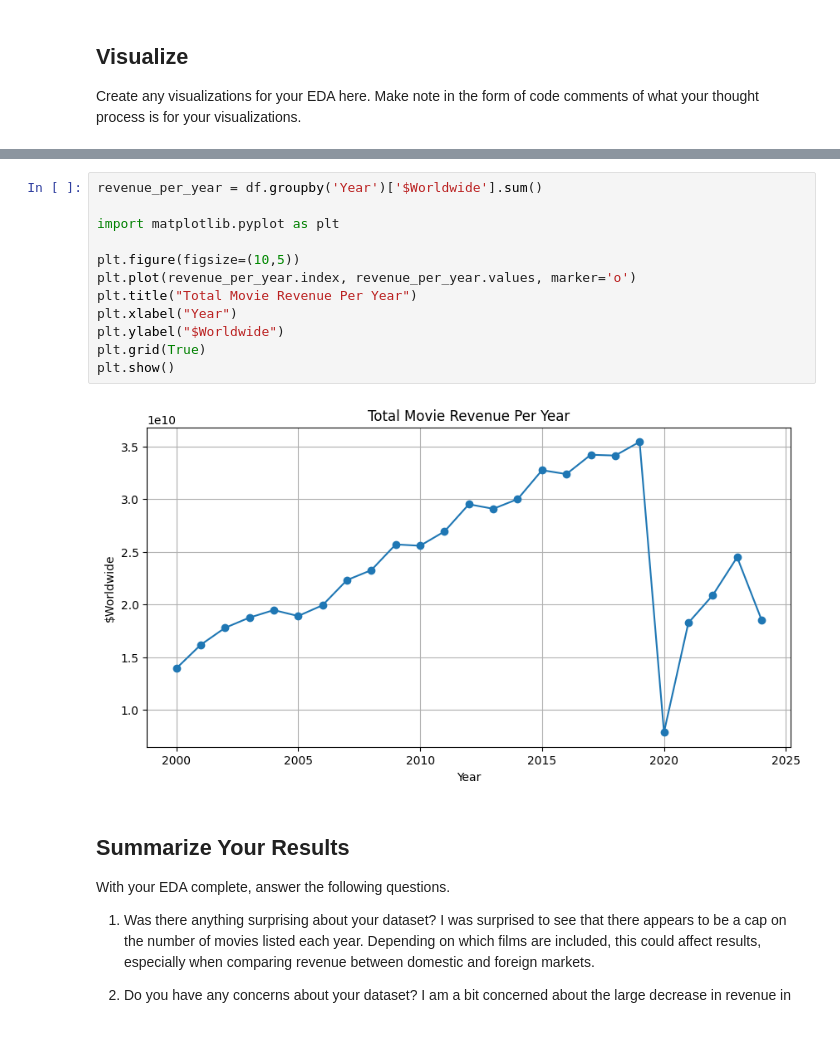
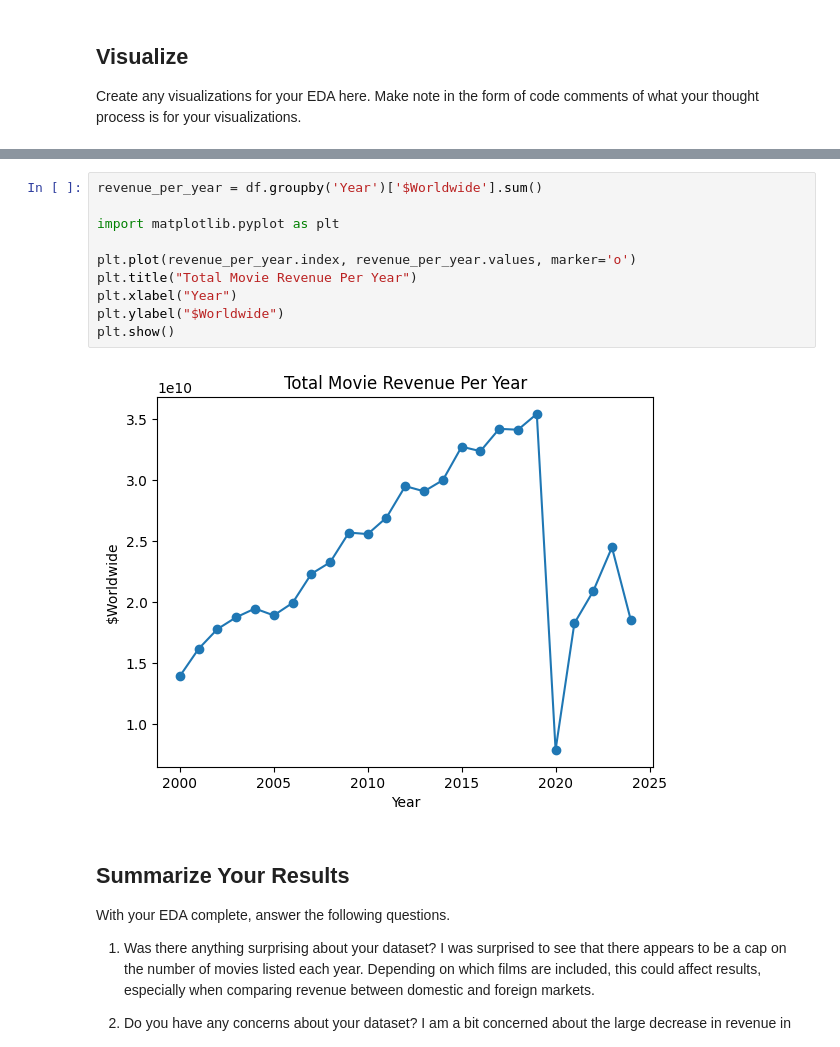
Before and after one commit to jswanson0871/eda-checkpoint, a Jupyter notebook: checkpoint-two.ipynb, the cells around one changed output, grey strips where cells are left out. Saved outputs shown, nothing was run; the diff lists cells and outputs as text.

```diff
--- a/checkpoint-two.ipynb
+++ b/checkpoint-two.ipynb
@@ -131,17 +131,15 @@ Name: count, dtype: int64
 # %%
 revenue_per_year = df.groupby('Year')['$Worldwide'].sum()
 
 import matplotlib.pyplot as plt
 
-plt.figure(figsize=(10,5))
 plt.plot(revenue_per_year.index, revenue_per_year.values, marker='o')
 plt.title("Total Movie Revenue Per Year")
 plt.xlabel("Year")
 plt.ylabel("$Worldwide")
-plt.grid(True)
 plt.show()
 # %% [output]
-[figure, old version]
+[figure, new version]
 # %% [markdown]
 ## Summarize Your Results
 
```
Also changed, not shown: parts of 1 cell of this notebook.
